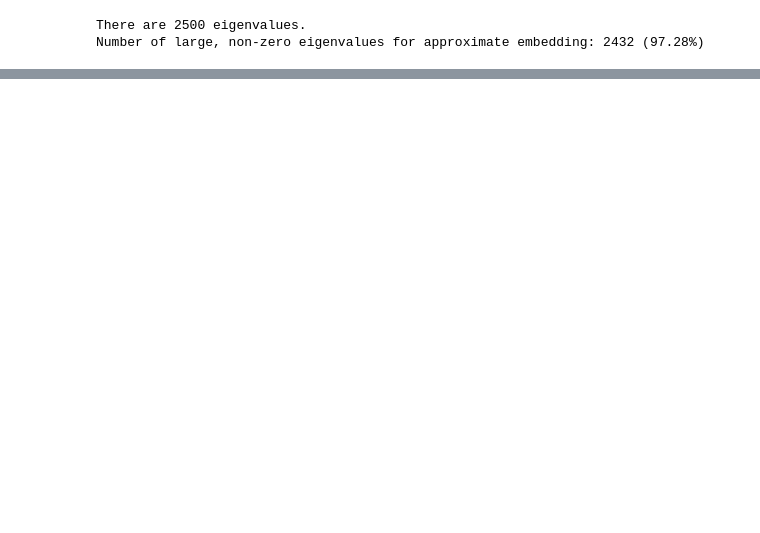
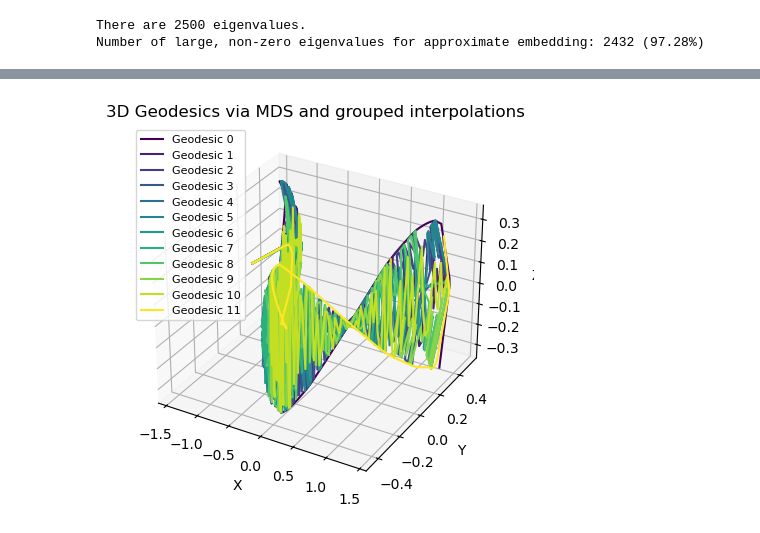
Before and after one commit to laurasaizz/Visualization-S3, a Jupyter notebook: geodesicfam.ipynb, the cells around one changed output, grey strips where cells are left out. Drawn from its saved outputs; the diff is of its cells as text; code cells hidden in the pictures; blank space fills up the shorter version.

```diff
--- a/geodesicfam.ipynb
+++ b/geodesicfam.ipynb
@@ -234,0 +341,28 @@ plt.show()
+# %%
+def mds_sortedeigenv(points, dimensions_target=2):
+    """Calculate distances and run MDS scheme on points.
+    WE ARE ASSUMING THAT THE DISTANCE MATRIX IS SYMMETRIC. I think so but we would need to be 100% sure
+    dimensions_target is the target dimensionality.
+    New coordinates are returned such that unpacking into separate coordinates is possible, i.e.
+      x, y, z, … = mds(…)
+    """
+    distances = build_squared_distance_matrix(points)
+    A = -0.5 * distances
+    B = b_matrix(A)
+
+    eigvals, eigvecs = np.linalg.eigh(B)
+    #Sorted in descending order
+    eigvals = eigvals[::-1]
+    eigvecs = eigvecs[:, ::-1]
+
+    small_thresh = 1e-8
+    print(f"There are {eigvals.size} eigenvalues.")
+    eigvals_semipos = np.max(np.vstack((eigvals, [0]*eigvals.size)).real, axis=0)
+    n_eigvals_semipos = sum(eigvals_semipos.flatten() > small_thresh)
+    print(f"Number of large, non-zero eigenvalues for approximate embedding: {n_eigvals_semipos} ({n_eigvals_semipos/eigvals.size*100:.2f}%)")
+
+    vlambda = eigvecs @ np.sqrt(np.diag(np.maximum(eigvals, 0)))
+    #approximate embedding into target dimension (sketch mds), shape n_points,target_dimension
+    selected_coords = vlambda[:, :dimensions_target]
+
+    return selected_coords[:, 0], selected_coords[:, 1]
@@ -234,0 +378,4 @@ plt.show()
+# %%
+plot_interpolation_3d(x, y, z, points_geodesic_idxs)
+# %% [output]
+[figure, added]
```
Also changed, not shown: parts of 11 cells of this notebook, 4 other files.
